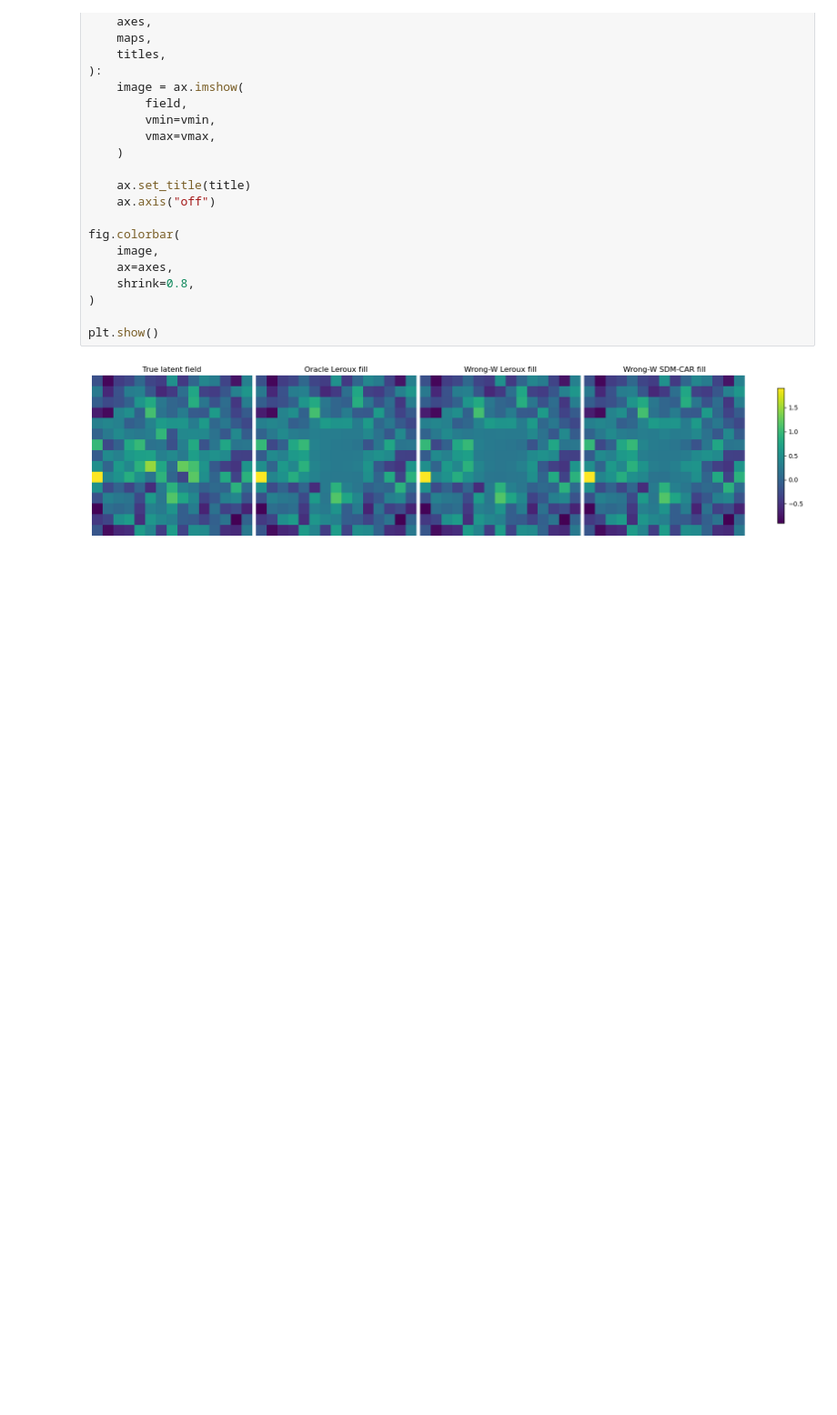
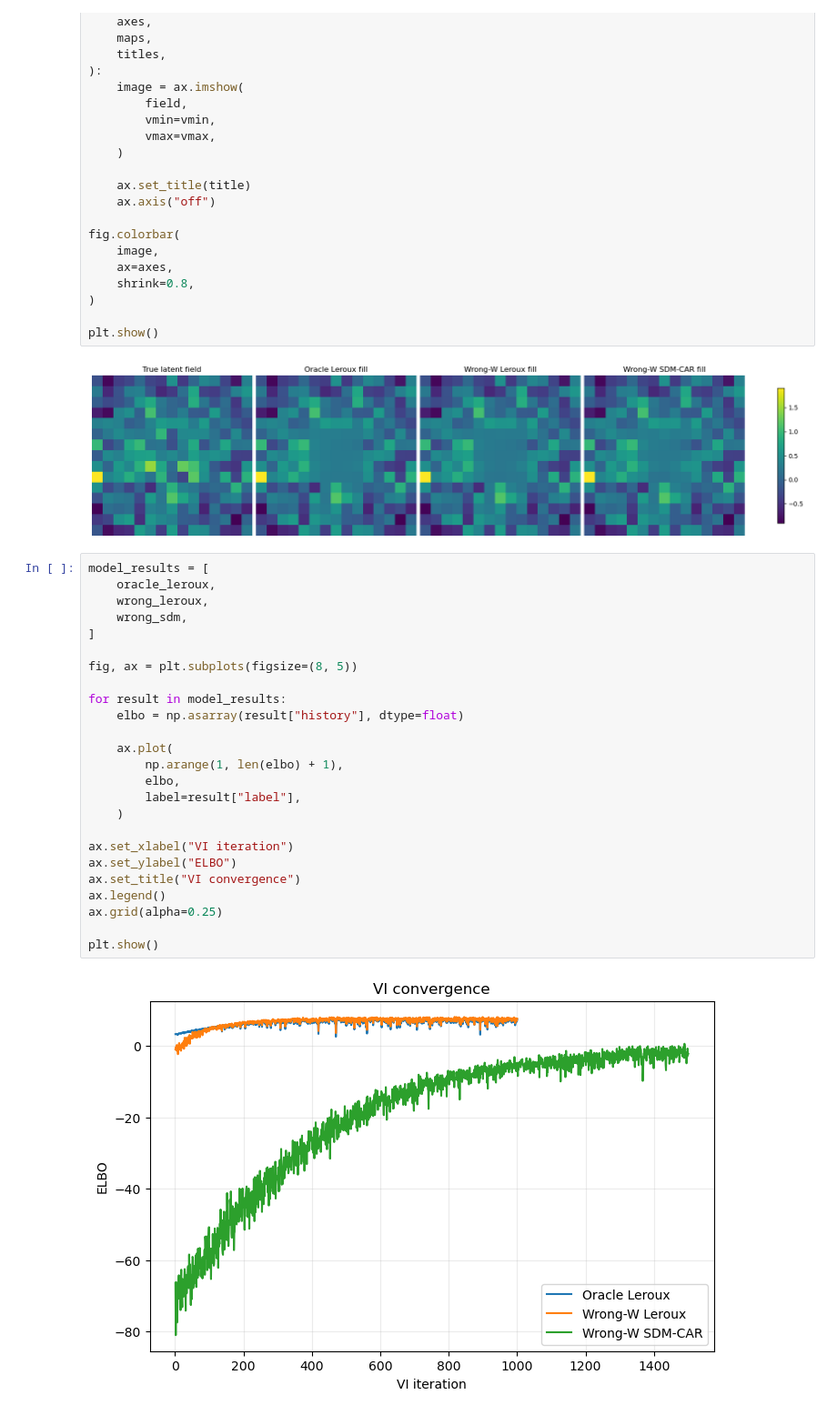
Before and after one commit to dahlp94/sdm-car, a Jupyter notebook: examples/w_misspecification_sdmcar.ipynb, the cells around one changed output. Shown at 91% size. Drawn from its saved outputs; the diff is of its cells as text; blank space fills up the shorter version.

```diff
--- a/examples/w_misspecification_sdmcar.ipynb
+++ b/examples/w_misspecification_sdmcar.ipynb
@@ -673,3 +673,30 @@ fig.colorbar(
 plt.show()
 # %% [output]
 [figure]
+# %%
+model_results = [
+    oracle_leroux,
+    wrong_leroux,
+    wrong_sdm,
+]
+
+fig, ax = plt.subplots(figsize=(8, 5))
+
+for result in model_results:
+    elbo = np.asarray(result["history"], dtype=float)
+
+    ax.plot(
+        np.arange(1, len(elbo) + 1),
+        elbo,
+        label=result["label"],
+    )
+
+ax.set_xlabel("VI iteration")
+ax.set_ylabel("ELBO")
+ax.set_title("VI convergence")
+ax.legend()
+ax.grid(alpha=0.25)
+
+plt.show()
+# %% [output]
+[figure, added]
```
Also changed, not shown: parts of 6 cells of this notebook.
